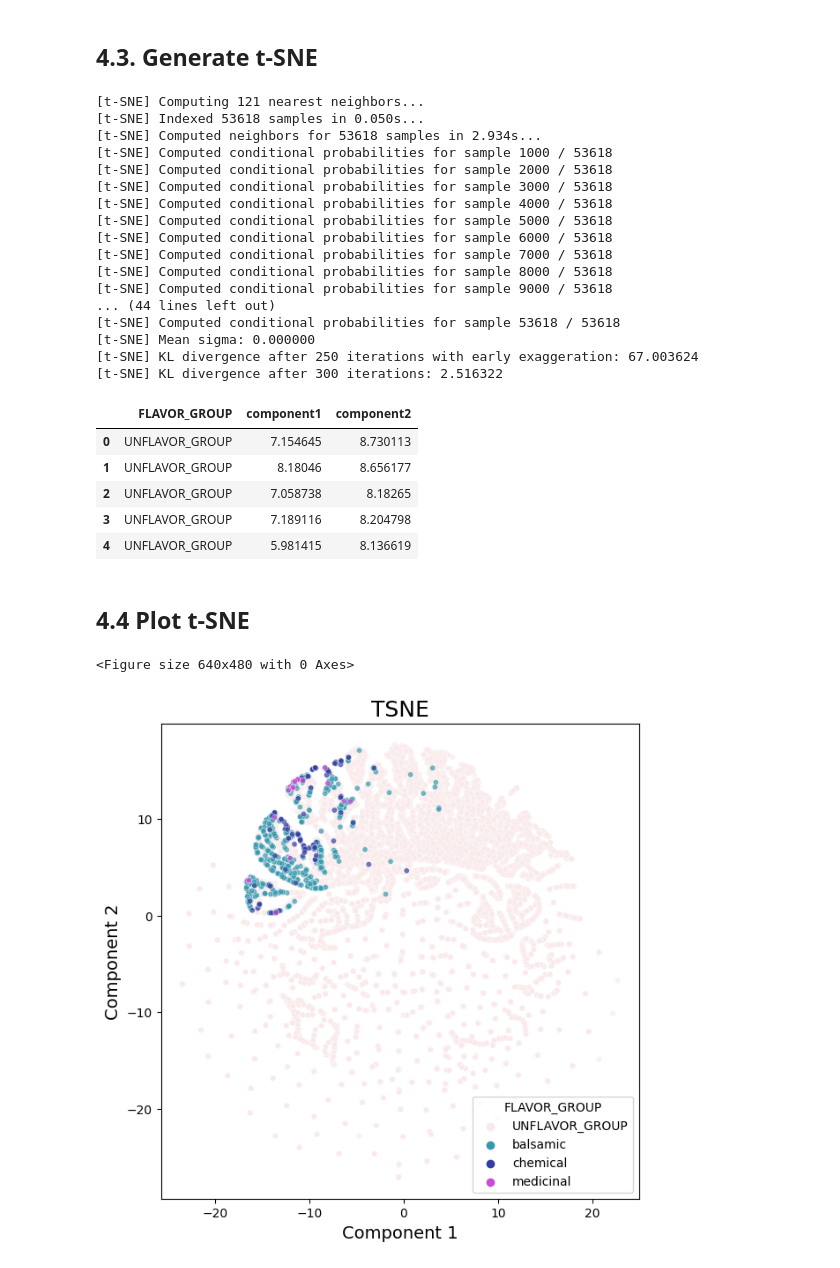
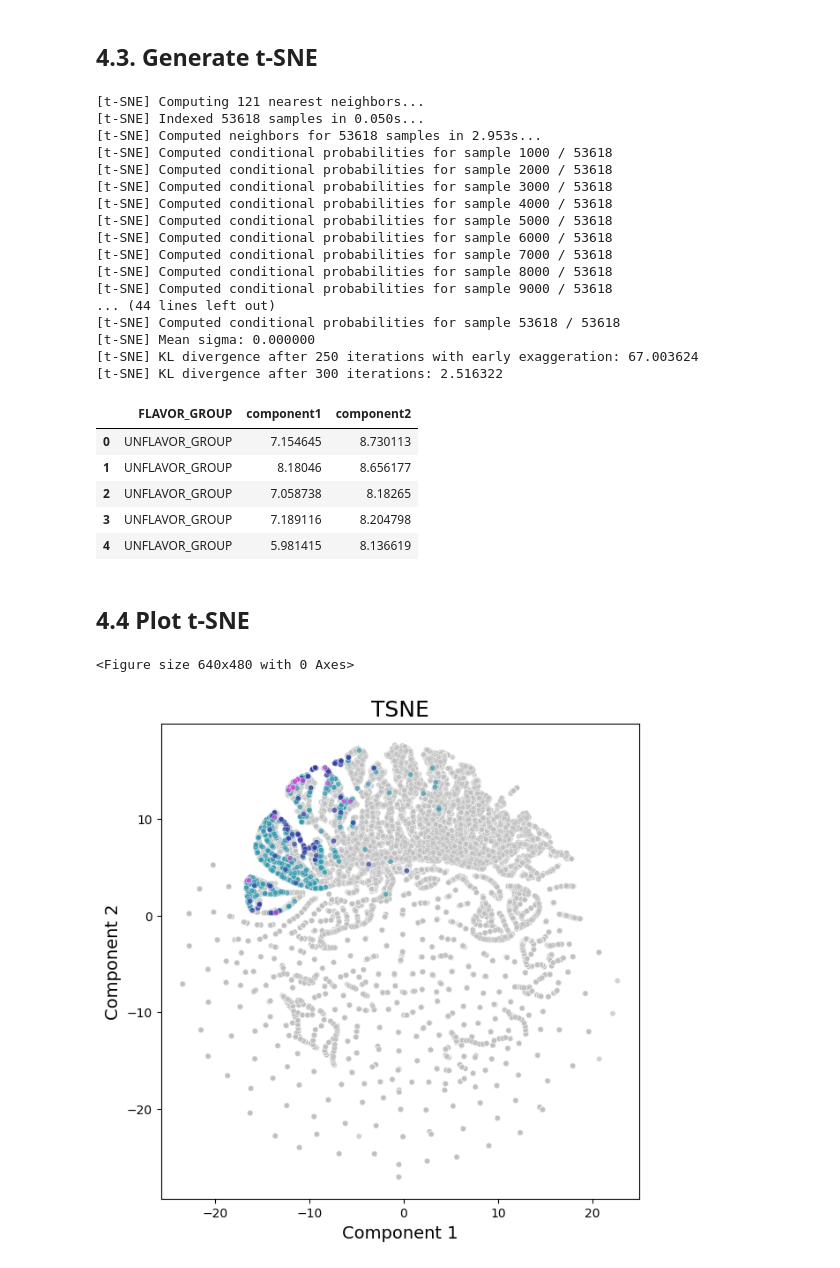
Before and after one commit to DIFACQUIM/Art-Driven-by-Visual-Representations-of-Chemical-Space-, a Jupyter notebook: 06_TSNE_FOODB.ipynb, the cells around one changed output. Saved outputs shown, nothing was run; the diff lists cells and outputs as text; code cells hidden in the pictures.

```diff
--- a/06_TSNE_FOODB.ipynb
+++ b/06_TSNE_FOODB.ipynb
@@ -351,7 +354,7 @@ plt.savefig("Fatty_spicy.jpg", dpi=300)
 # %% [markdown]
 ## 4.1. Load datasets
 # %%
-url = "https://raw.githubusercontent.com/AnaChavezHdz/Art-Driven-by-Visual-Representations-of-Chemical-Space/main/Datasets/04_natural_remedies_and_allFooDB.csv"
+url = "https://raw.githubusercontent.com/DIFACQUIM/Art-Driven-by-Visual-Representations-of-Chemical-Space-/main/Datasets/04_natural_remedies_and_allFooDB.csv"
 DATA = pd.read_csv(url)
 DATA.head(2)
 # %% [output]
@@ -409,7 +412,7 @@ tsne_dataset.head(5)
 # %% [output]
 [t-SNE] Computing 121 nearest neighbors...
 [t-SNE] Indexed 53618 samples in 0.050s...
-[t-SNE] Computed neighbors for 53618 samples in 2.934s...
+[t-SNE] Computed neighbors for 53618 samples in 2.953s...
 [t-SNE] Computed conditional probabilities for sample 1000 / 53618
 [t-SNE] Computed conditional probabilities for sample 2000 / 53618
 [t-SNE] Computed conditional probabilities for sample 3000 / 53618
@@ -435,23 +438,24 @@ tsne_dataset.head(5)
 # %%
 # Plot t-SNE
 import matplotlib.pyplot as plt
 plt.figure()
 plt.figure(figsize=(7,7))
 plt.xlabel("Component 1", fontsize=14)
 plt.ylabel("Component 2", fontsize=14)
 plt.title("TSNE",fontsize=18 )
 
 import seaborn as sns
 sns.scatterplot(
                 x = tsne_dataset["component1"],
                 y = tsne_dataset["component2"],
                 hue = tsne_dataset["FLAVOR_GROUP"], #Labels
                 alpha=0.7,
                 s = 20,
-                palette = ["#fae9ea","#3799ae","#323ea0", "#c94cd6" ]
+                palette = ["silver","#3799ae","#323ea0", "#c94cd6" ],
+                legend=False
                 )
 # Save figure
-plt.savefig("Natural_remedies.jpg", dpi=300)
+plt.savefig("Natural_remedies.jpg", dpi=500)
 # %% [output]
 <Figure size 640x480 with 0 Axes>
-[figure, old version]
+[figure, new version]
```
Also changed, not shown: parts of 14 cells of this notebook.
